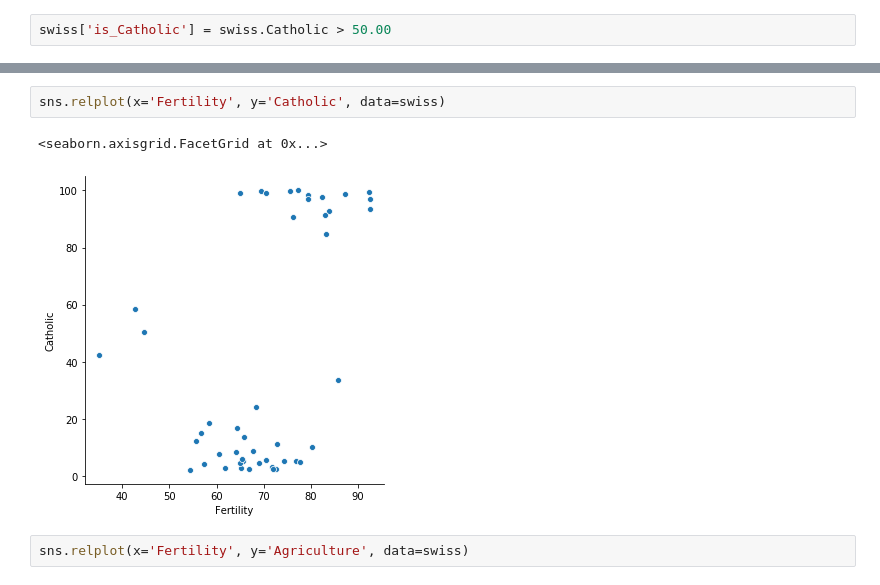
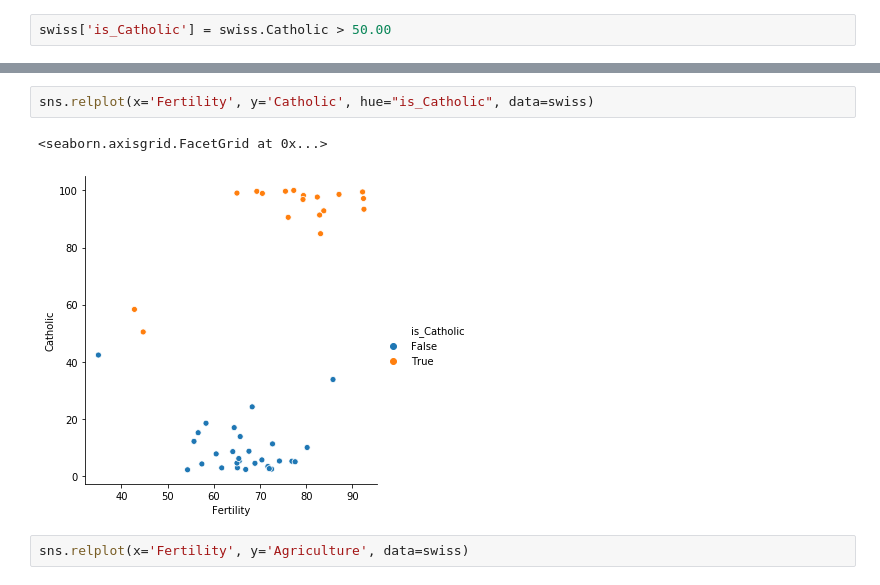
Before and after one commit to matt-c-knight/numpy-pandas-visualization-exercises, a Jupyter notebook: seaborn_exercises.ipynb, the cells around one changed output, grey strips where cells are left out. Saved outputs shown, nothing was run; the diff lists cells and outputs as text.

```diff
--- a/seaborn_exercises.ipynb
+++ b/seaborn_exercises.ipynb
@@ -186,8 +153,8 @@ swiss
 # %%
-sns.relplot(x='Fertility', y='Catholic', data=swiss)
+sns.relplot(x='Fertility', y='Catholic', hue="is_Catholic", data=swiss)
 # %% [output]
 <seaborn.axisgrid.FacetGrid at 0x...>
-[figure, old version]
+[figure, new version]
 # %%
 sns.relplot(x='Fertility', y='Agriculture', data=swiss)
 # %% [output]
```
Also changed, not shown: parts of 5 cells of this notebook.
